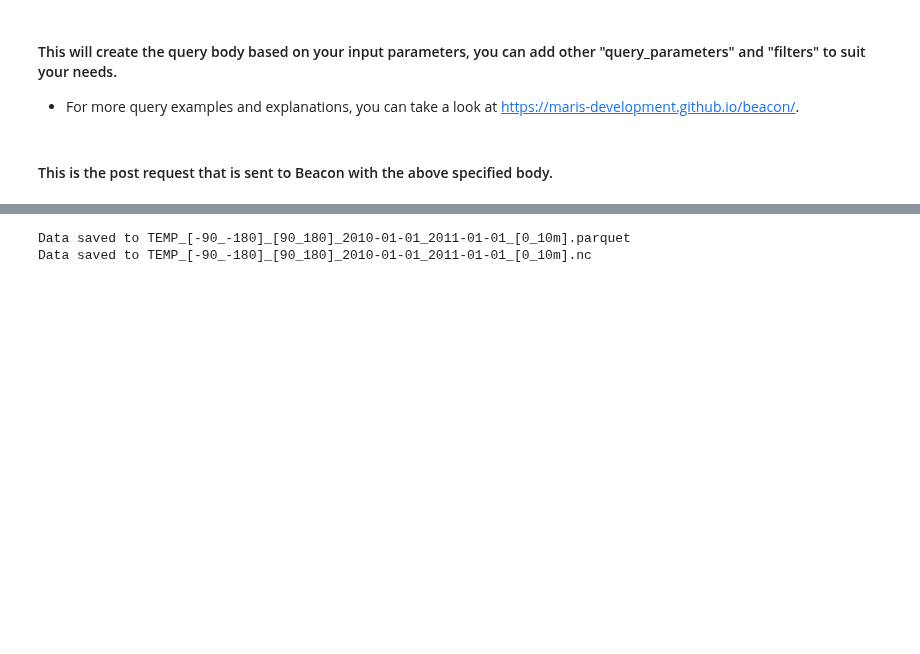
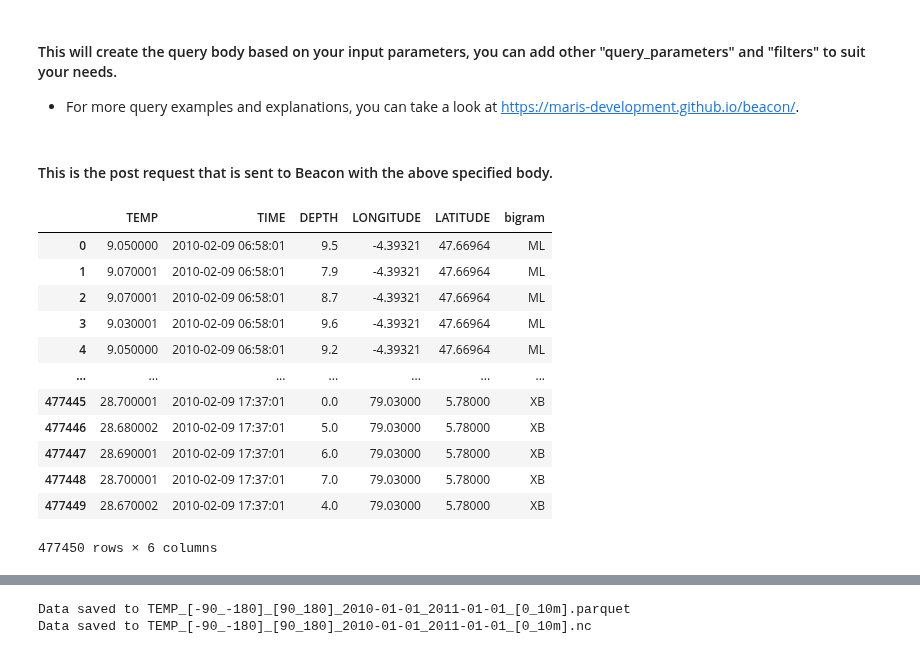
Before and after one commit to maris-development/beacon-blue-cloud, a Jupyter notebook: notebook-examples/1.0.1 (latest)/physics/CORA PR - Demo Notebook 1.0.0.ipynb, the cells around one changed output, grey strips where cells are left out. Drawn from its saved outputs; the diff is of its cells as text; code cells hidden in the pictures; blank space fills up the shorter version.

```diff
--- a/notebook-examples/1.0.1 (latest)/physics/CORA PR - Demo Notebook 1.0.0.ipynb
+++ b/notebook-examples/1.0.1 (latest)/physics/CORA PR - Demo Notebook 1.0.0.ipynb
@@ -91,9 +108,8 @@ create_parquet = True #True or False
 
 -   For more query examples and explanations, you can take a look at https://maris-development.github.io/beacon/.
 # %%
-def query(parameter, mindate, maxdate, minlon, maxlon, minlat, maxlat, mindepth, maxdepth):
-    body = {
-        "query_parameters": [
+query = {
+    "query_parameters": [
             {
                 "column_name": parameter,
                 "alias": parameter,
@@ -125,19 +141,19 @@ def query(parameter, mindate, maxdate, minlon, maxlon, minlat, maxlat, mindepth,
                 "max": f"{maxdate}T00:00:00",
             },
             {
-              "for_query_parameter": "DEPTH",
-              "min": mindepth,
-              "max": maxdepth
+                "for_query_parameter": "DEPTH",
+                "min": mindepth,
+                "max": maxdepth
             },
             {
-              "for_query_parameter": "LONGITUDE",
-              "min": minlon,
-              "max": maxlon
+                "for_query_parameter": "LONGITUDE",
+                "min": minlon,
+                "max": maxlon
             },
             {
-              "for_query_parameter": "LATITUDE",
-              "min": minlat,
-              "max": maxlat
+                "for_query_parameter": "LATITUDE",
+                "min": minlat,
+                "max": maxlat
             },
             {
                 "is_not_null": {
@@ -147,20 +163,37 @@ def query(parameter, mindate, maxdate, minlon, maxlon, minlat, maxlat, mindepth,
         ],
         "output": {
             "format": "parquet"
-        }}
-    return body
-
-query_body = query(parameter, mindate, maxdate, minlon, maxlon, minlat, maxlat, mindepth, maxdepth)
+        }
+}
 # %% [markdown]
 #### This is the post request that is sent to Beacon with the above specified body.
 # %%
-response = requests.post("https://beacon-cora-pr.maris.nl/api/query", json.dumps(query_body), headers = {
-    "Authorization" : f"Bearer {Token}",
+response = requests.post(f"{BEACON_INSTANCE_URL}/api/query", json.dumps(query), headers = {
+    "Authorization" : f"Bearer {TOKEN}",
     "Content-type": "application/json"
 })
 
-if response.status_code == 204:
-    print("No data has been found for your query, please update your input fields above and run the notebook again.")
-elif response.status_code != 200:
+if response.status_code != 200:
     print(response.text)
     print("An error occurred while processing your request. Please check your input fields and try again.")
+
+# Save the response to a BytesIO object
+bytes_io = BytesIO(response.content)
+df = pd.read_parquet(bytes_io)
+# We have to convert the time column from seconds 1970 to datetime64[ns] type
+df['TIME'] = pd.to_datetime(df['TIME'], unit='s')
+df
+# %% [output]
+|  | TEMP | TIME | DEPTH | LONGITUDE | LATITUDE | bigram |
+| 0 | 9.050000 | 2010-02-09 06:58:01 | 9.5 | -4.39321 | 47.66964 | ML |
+| 1 | 9.070001 | 2010-02-09 06:58:01 | 7.9 | -4.39321 | 47.66964 | ML |
+| 2 | 9.070001 | 2010-02-09 06:58:01 | 8.7 | -4.39321 | 47.66964 | ML |
+| 3 | 9.030001 | 2010-02-09 06:58:01 | 9.6 | -4.39321 | 47.66964 | ML |
+| 4 | 9.050000 | 2010-02-09 06:58:01 | 9.2 | -4.39321 | 47.66964 | ML |
+| ... | ... | ... | ... | ... | ... | ... |
+| 477445 | 28.700001 | 2010-02-09 17:37:01 | 0.0 | 79.03000 | 5.78000 | XB |
+| 477446 | 28.680002 | 2010-02-09 17:37:01 | 5.0 | 79.03000 | 5.78000 | XB |
+| 477447 | 28.690001 | 2010-02-09 17:37:01 | 6.0 | 79.03000 | 5.78000 | XB |
+| 477448 | 28.700001 | 2010-02-09 17:37:01 | 7.0 | 79.03000 | 5.78000 | XB |
+| 477449 | 28.670002 | 2010-02-09 17:37:01 | 4.0 | 79.03000 | 5.78000 | XB |
+477450 rows × 6 columns
```
Also changed, not shown: parts of 11 cells of this notebook, 2 other files.
